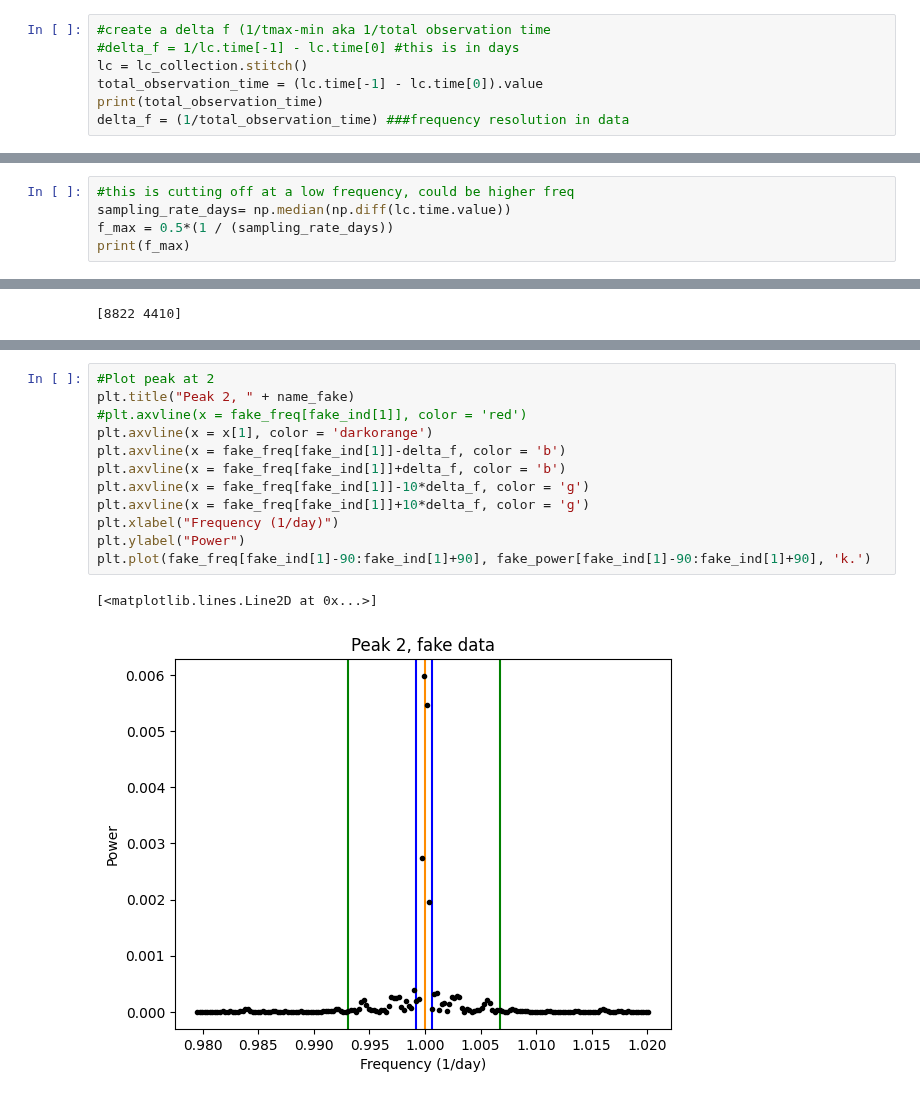
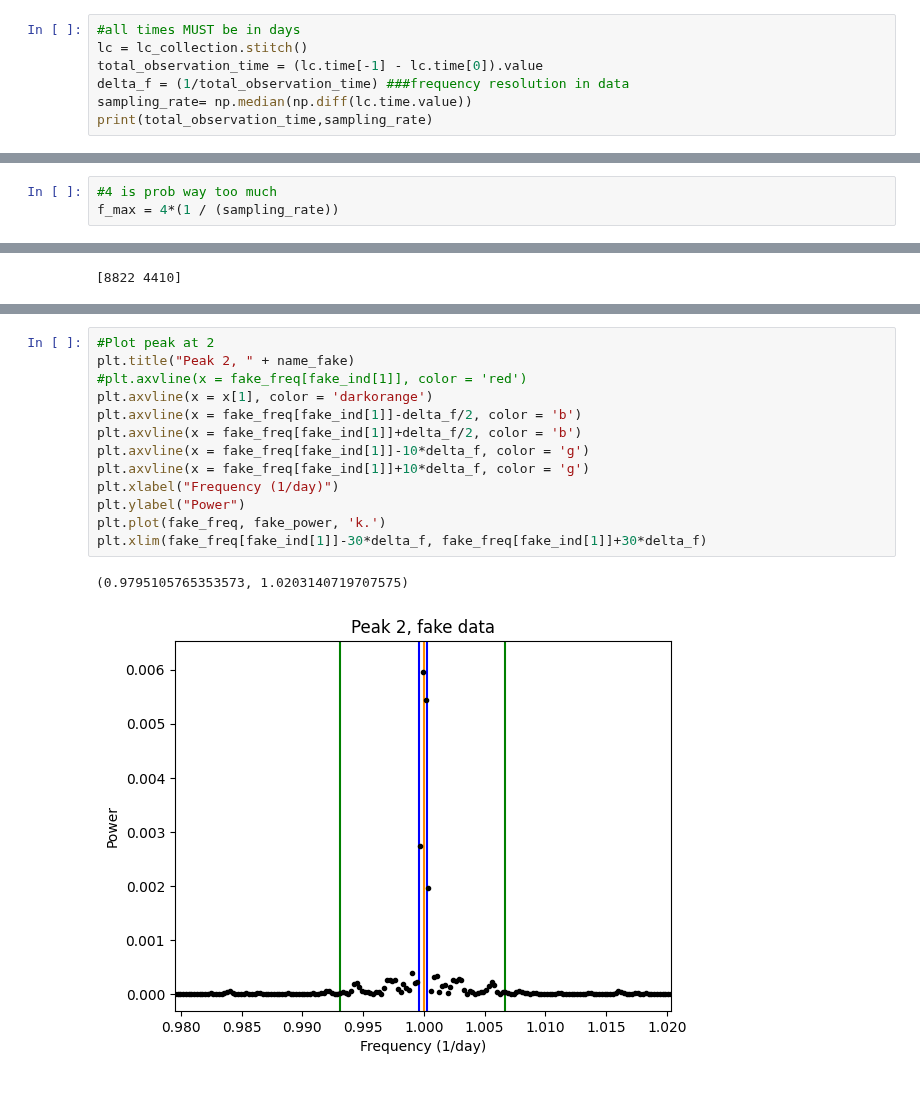
Before and after one commit to Hoggnation/cataloging_coherent_oscillators, a Jupyter notebook: ThresholdFunctionDebuggingFakeData.ipynb, the cells around one changed output, grey strips where cells are left out. Cells and saved outputs as stored; diff of their text form.

```diff
--- a/ThresholdFunctionDebuggingFakeData.ipynb
+++ b/ThresholdFunctionDebuggingFakeData.ipynb
@@ -10,10 +10,10 @@ from astropy import units as u
 search_result = lk.search_lightcurve('KIC 5202905', mission='Kepler')
 lc_collection = search_result.download_all()
 # %%
-#create a delta f (1/tmax-min aka 1/total observation time
-#delta_f = 1/lc.time[-1] - lc.time[0] #this is in days
+#all times MUST be in days
 lc = lc_collection.stitch()
 total_observation_time = (lc.time[-1] - lc.time[0]).value
-print(total_observation_time)
 delta_f = (1/total_observation_time) ###frequency resolution in data
+sampling_rate= np.median(np.diff(lc.time.value))
+print(total_observation_time,sampling_rate)
 # %% [output]
@@ -21,5 +21,3 @@ delta_f = (1/total_observation_time) ###frequency resolution in data
 # %%
-#this is cutting off at a low frequency, could be higher freq
-sampling_rate_days= np.median(np.diff(lc.time.value))
-f_max = 0.5*(1 / (sampling_rate_days))
-print(f_max)
+#4 is prob way too much
+f_max = 4*(1 / (sampling_rate))
@@ -115,18 +112,19 @@ plt.plot(fake_freq[fake_ind[0]-50:fake_ind[0]+50], fake_power[fake_ind[0]-50:fak
 # %%
 #Plot peak at 2
 plt.title("Peak 2, " + name_fake)
 #plt.axvline(x = fake_freq[fake_ind[1]], color = 'red')
 plt.axvline(x = x[1], color = 'darkorange')
-plt.axvline(x = fake_freq[fake_ind[1]]-delta_f, color = 'b')
-plt.axvline(x = fake_freq[fake_ind[1]]+delta_f, color = 'b')
+plt.axvline(x = fake_freq[fake_ind[1]]-delta_f/2, color = 'b')
+plt.axvline(x = fake_freq[fake_ind[1]]+delta_f/2, color = 'b')
 plt.axvline(x = fake_freq[fake_ind[1]]-10*delta_f, color = 'g')
 plt.axvline(x = fake_freq[fake_ind[1]]+10*delta_f, color = 'g')
 plt.xlabel("Frequency (1/day)")
 plt.ylabel("Power")
-plt.plot(fake_freq[fake_ind[1]-90:fake_ind[1]+90], fake_power[fake_ind[1]-90:fake_ind[1]+90], 'k.')
+plt.plot(fake_freq, fake_power, 'k.')
+plt.xlim(fake_freq[fake_ind[1]]-30*delta_f, fake_freq[fake_ind[1]]+30*delta_f)
 # %% [output]
-[<matplotlib.lines.Line2D at 0x...>]
+(0.9795105765353573, 1.0203140719707575)
-[figure, old version]
+[figure, new version]
 # %%
 ##Doing the same thing with real data
 
```
Also changed, not shown: parts of 29 cells of this notebook, 1 other file.
